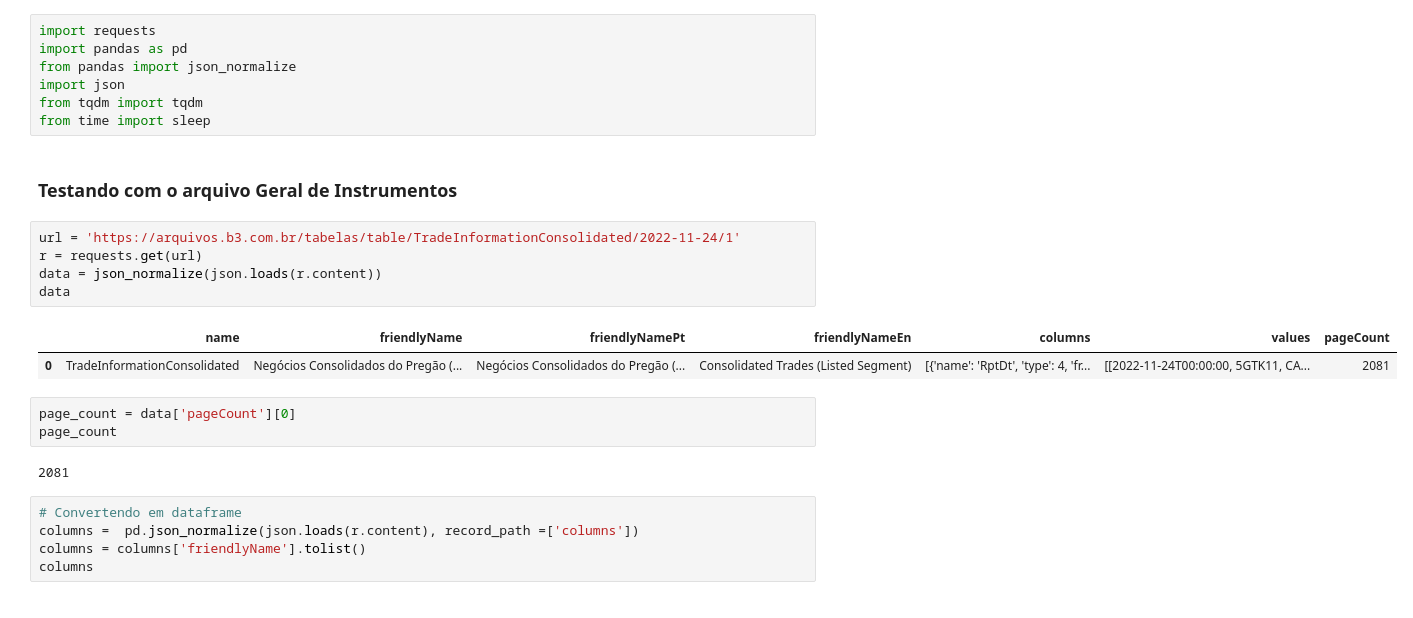
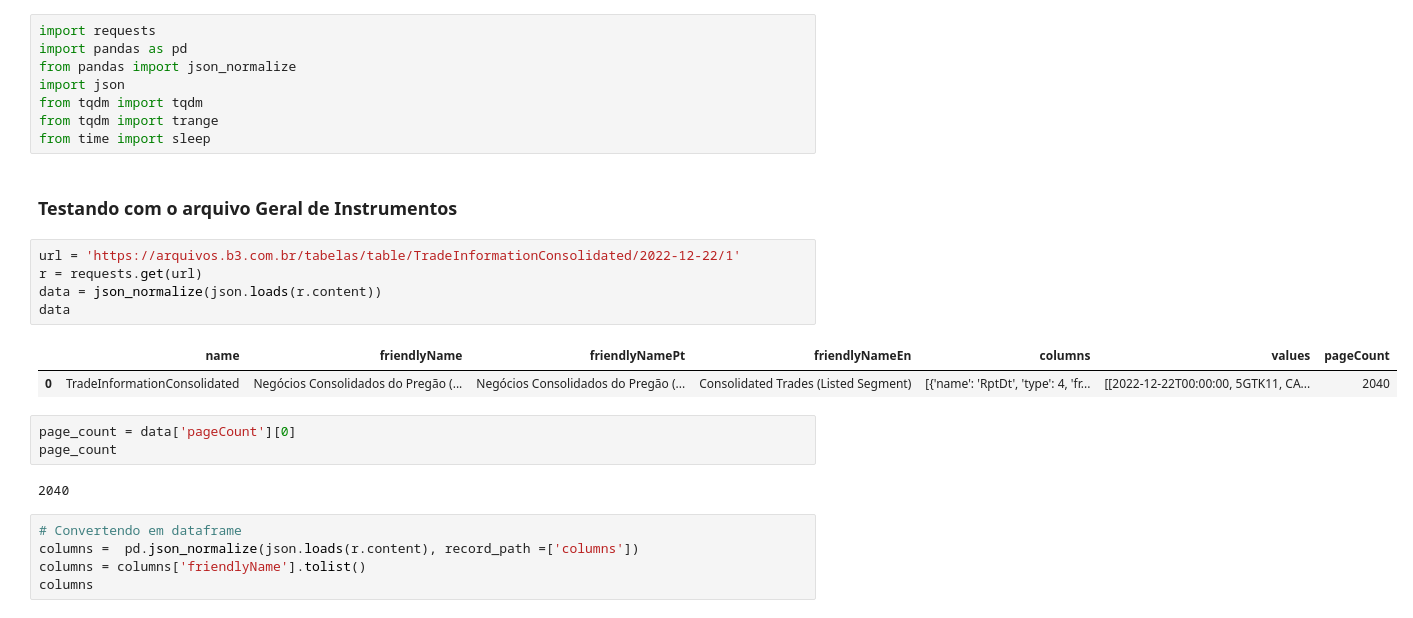
Before and after one commit to k-marcelino/B3, a Jupyter notebook: InstrumentosB3/get_instruments.ipynb, the cells around one changed output. Drawn from its saved outputs; the diff is of its cells as text.

```diff
--- a/InstrumentosB3/get_instruments.ipynb
+++ b/InstrumentosB3/get_instruments.ipynb
@@ -4,22 +4,23 @@ import pandas as pd
 from pandas import json_normalize
 import json
 from tqdm import tqdm
+from tqdm import trange
 from time import sleep
 # %% [markdown]
 ### Testando com o arquivo Geral de Instrumentos
 # %%
-url = 'https://arquivos.b3.com.br/tabelas/table/TradeInformationConsolidated/2022-11-24/1'
+url = 'https://arquivos.b3.com.br/tabelas/table/TradeInformationConsolidated/2022-12-22/1'
 r = requests.get(url)
 data = json_normalize(json.loads(r.content))
 data
 # %% [output]
 |  | name | friendlyName | friendlyNamePt | friendlyNameEn | columns | values | pageCount |
-| 0 | TradeInformationConsolidated | Negócios Consolidados do Pregão (... | Negócios Consolidados do Pregão (... | Consolidated Trades (Listed Segment) | [{'name': 'RptDt', 'type': 4, 'fr... | [[2022-11-24T00:00:00, 5GTK11, CA... | 2081 |
+| 0 | TradeInformationConsolidated | Negócios Consolidados do Pregão (... | Negócios Consolidados do Pregão (... | Consolidated Trades (Listed Segment) | [{'name': 'RptDt', 'type': 4, 'fr... | [[2022-12-22T00:00:00, 5GTK11, CA... | 2040 |
 # %%
 page_count = data['pageCount'][0]
 page_count
 # %% [output]
-2081
+2040
 # %%
 # Convertendo em dataframe
 columns =  pd.json_normalize(json.loads(r.content), record_path =['columns'])
```
Also changed, not shown: parts of 6 cells of this notebook, 2 other files.
